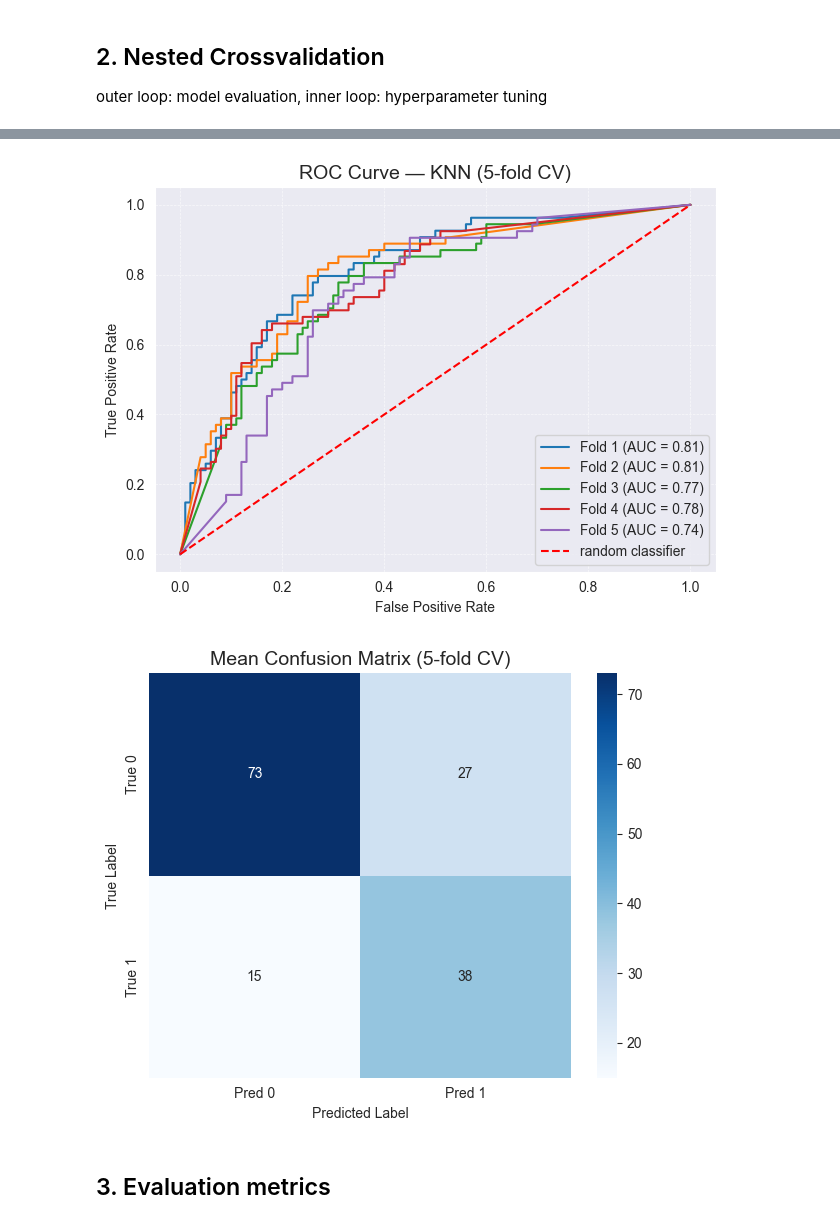
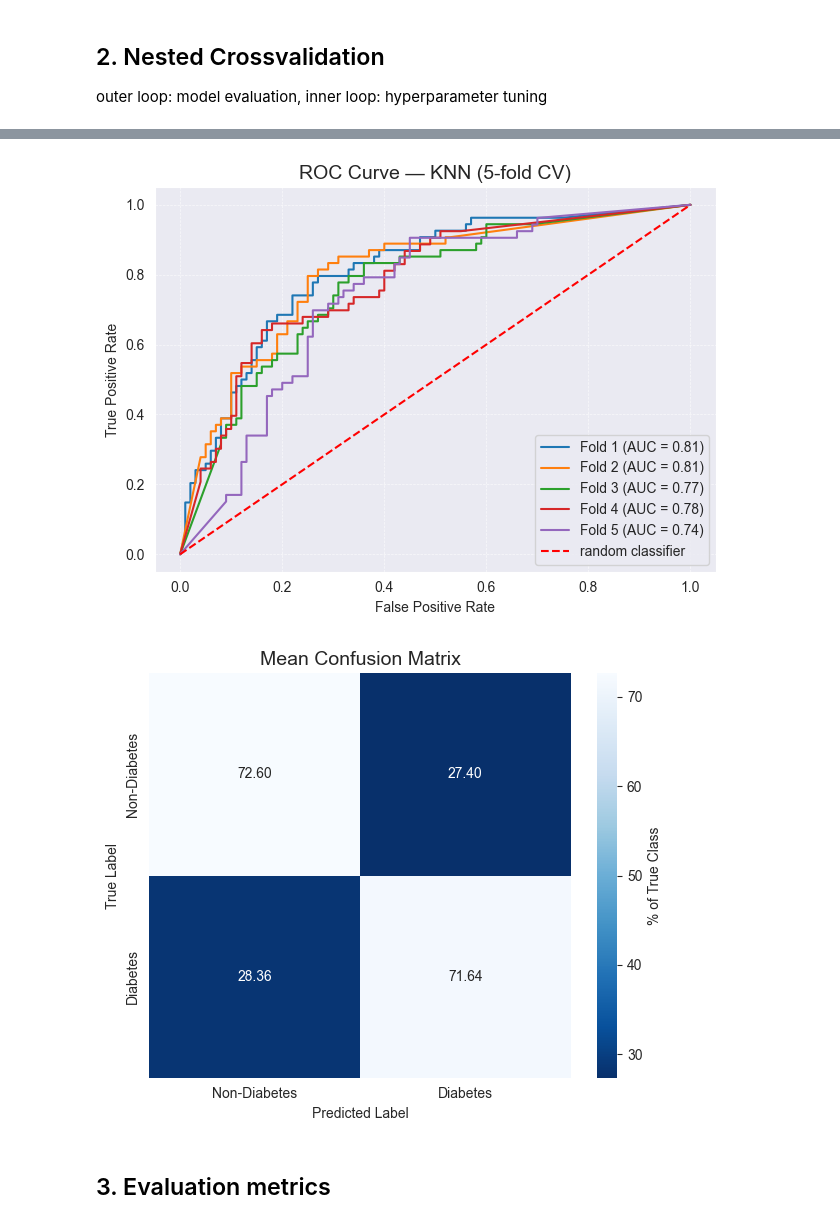
Before and after one commit to mettlrob/FoDS-Diabetes-Diagnosis, a Jupyter notebook: ML_Models/k_N_N/knn_1.2.ipynb, the cells around one changed output, grey strips where cells are left out. Cells and saved outputs as stored; diff of their text form; code cells hidden in the pictures.

```diff
--- a/ML_Models/k_N_N/knn_1.2.ipynb
+++ b/ML_Models/k_N_N/knn_1.2.ipynb
@@ -142,44 +145,45 @@ b_model = KNeighborsClassifier(
 plt.plot([0, 1], [0, 1], linestyle='--', color='red', label='random classifier')
 plt.xlabel('False Positive Rate')
 plt.ylabel('True Positive Rate')
 plt.title('ROC Curve — KNN (5-fold CV)', fontsize=14)
 plt.legend(loc='lower right', fontsize=10)
 plt.grid(True, linestyle='--', linewidth=0.5, alpha=0.7)
 plt.tight_layout()
-plt.show()
+plt.savefig("output/KNN_output/roc_plot.png", dpi=300)
+plt.show()  # <--- FLUSH the figure
 
-# ---- Calculate and visualize mean confusion matrix ----
-mean_cm = np.mean(conf_matrices, axis=0)
-mean_cm_rounded = np.round(mean_cm).astype(int)
-
-plt.figure(figsize=(6, 5))
-sns.heatmap(mean_cm_rounded, annot=True, fmt='d', cmap='Blues',
-            xticklabels=['Pred 0', 'Pred 1'], yticklabels=['True 0', 'True 1'])
-plt.title('Mean Confusion Matrix (5-fold CV)', fontsize=14)
+# ---- Confusion Matrix Plot ----
+plt.close('all')
+plt.figure(figsize=(6, 5))  # NEW FIGURE!
+sns.heatmap(mean_cm_percent, annot=True, fmt='.2f', cmap='Blues_r',
+            xticklabels=class_labels, yticklabels=class_labels,
+            cbar_kws={'label': '% of True Class'})
+plt.title('Mean Confusion Matrix', fontsize=14)
 plt.xlabel('Predicted Label')
 plt.ylabel('True Label')
 plt.tight_layout()
-plt.show()
+plt.savefig("output/KNN_output/confusion_matrix.png", dpi=300)
+plt.show()  # <--- ENSURES IT RENDERS & SAVES
 # %% [output]
 --- Working on fold 1 ---
 Fold 1 — F1 score: 0.6885
   Best n_neighbors: 9
   Best weights: distance
   Best metric: manhattan
 
 --- Working on fold 2 ---
 Fold 2 — F1 score: 0.6372
   Best n_neighbors: 5
   Best weights: distance
   Best metric: euclidean
 
 ... (13 lines left out)
 Fold 5 — F1 score: 0.6290
   Best n_neighbors: 5
   Best weights: distance
   Best metric: manhattan
 [figure]
-[figure, old version]
+[figure, new version]
 # %% [markdown]
 ## 3. Evaluation metrics
 # %%
```
Also changed, not shown: parts of 2 cells of this notebook.
